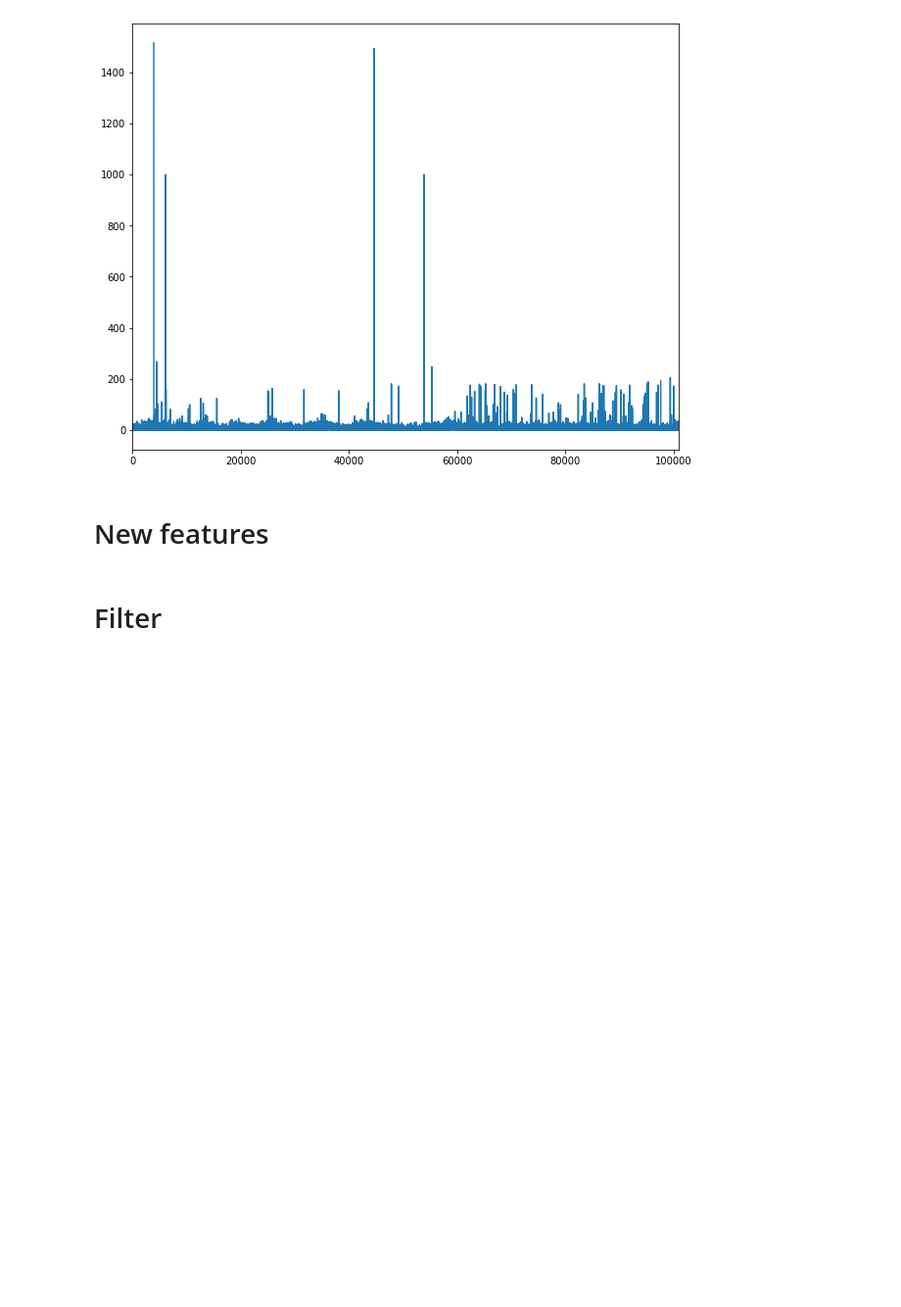
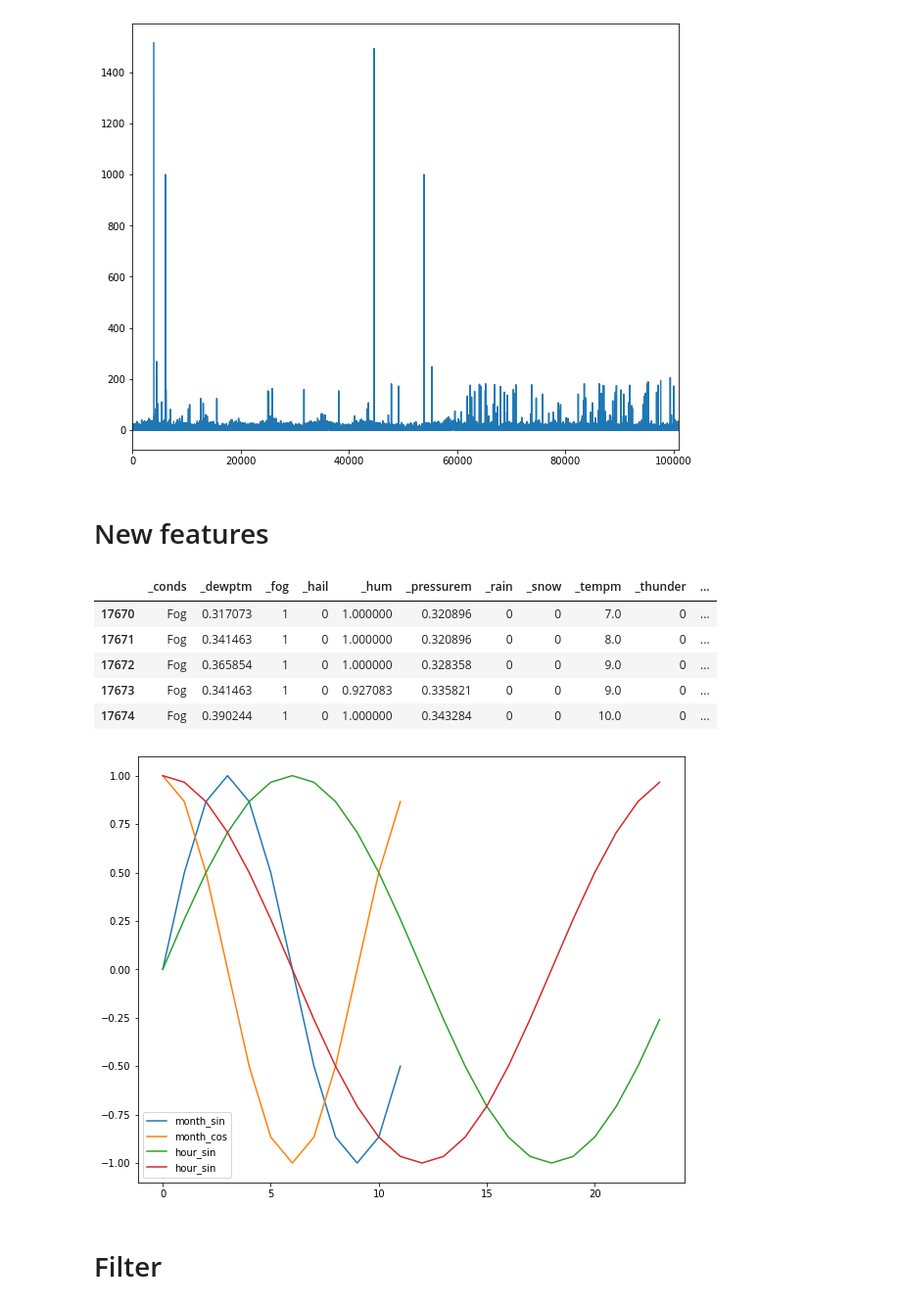
Before and after one commit to Anitaliky/Machine-Learning-2-Project, a Jupyter notebook: Data Preprocessing/Data preprocessing_weather.ipynb, the cells around one changed output. Shown at 98% size. Drawn from its saved outputs; the diff is of its cells as text; code cells hidden in the pictures; blank space fills up the shorter version.

```diff
--- a/Data Preprocessing/Data preprocessing_weather.ipynb
+++ b/Data Preprocessing/Data preprocessing_weather.ipynb
@@ -46,10 +46,28 @@ df['evening'] = df.apply(lambda x: 1 if (x['datetime'].hour >= 16 and x['datetim
 # %%
 df['hour_cos'] = np.cos(df['hour'] * 2*np.pi/24)
 df['hour_sin'] = np.sin(df['hour'] * 2*np.pi/24)
 df['month_cos'] = np.cos(df['month'] * 2*np.pi/12)
 df['month_sin'] = np.sin(df['month'] * 2*np.pi/12)
 df['week_cos'] = np.cos(df['week'] * 2*np.pi/53)
 df['week_sin'] = np.sin(df['week'] * 2*np.pi/53)
+
+
+r = np.array(range(12))
+plt.plot(r, np.sin(r * 2*np.pi/12), label='month_sin')
+plt.plot(r, np.cos(r * 2*np.pi/12), label='month_cos')
+r = np.array(range(24))
+plt.plot(r, np.sin(r * 2*np.pi/24), label='hour_sin')
+plt.plot(r, np.cos(r * 2*np.pi/24), label='hour_sin')
+plt.legend()
+df.head()
+# %% [output]
+|  | _conds | _dewptm | _fog | _hail | _hum | _pressurem | _rain | _snow | _tempm | _thunder | ... |
+| 17670 | Fog | 0.317073 | 1 | 0 | 1.000000 | 0.320896 | 0 | 0 | 7.0 | 0 | ... |
+| 17671 | Fog | 0.341463 | 1 | 0 | 1.000000 | 0.320896 | 0 | 0 | 8.0 | 0 | ... |
+| 17672 | Fog | 0.365854 | 1 | 0 | 1.000000 | 0.328358 | 0 | 0 | 9.0 | 0 | ... |
+| 17673 | Fog | 0.341463 | 1 | 0 | 0.927083 | 0.335821 | 0 | 0 | 9.0 | 0 | ... |
+| 17674 | Fog | 0.390244 | 1 | 0 | 1.000000 | 0.343284 | 0 | 0 | 10.0 | 0 | ... |
+[figure, added]
 # %% [markdown]
 # Filter
 # %%
```
Also changed, not shown: 5 other files.
